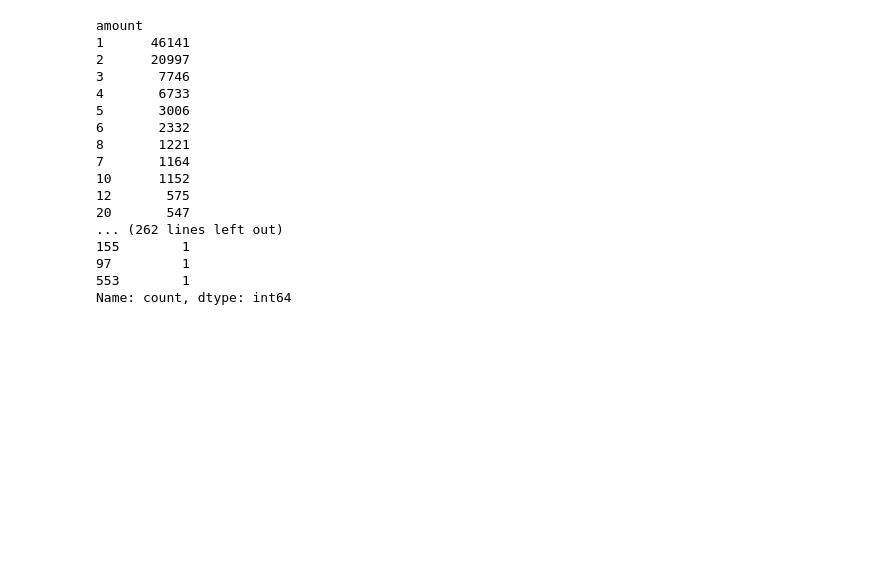
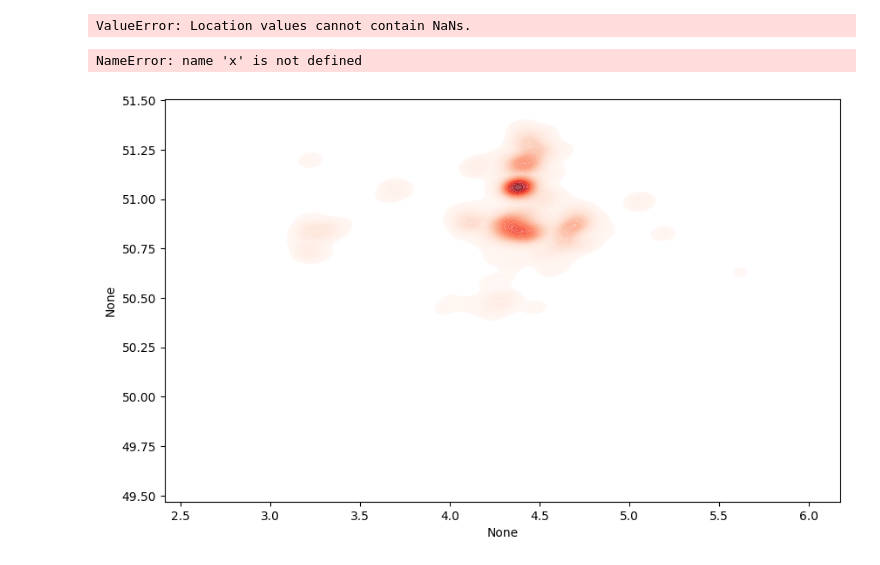
Before and after one commit to AnnelyseBe/syntra_eindwerk_birds, a Jupyter notebook: 99_experiment/visualisation_halsbandparkiet.ipynb, the cells around one changed output. Drawn from its saved outputs; the diff is of its cells as text; code cells hidden in the pictures; blank space fills up the shorter version.

Commit message:
in progress - visualisation

```diff
--- a/99_experiment/visualisation_halsbandparkiet.ipynb
+++ b/99_experiment/visualisation_halsbandparkiet.ipynb
@@ -75,0 +56,6 @@ Index(['species_id', 'species_name', 'species_name_scientific', 'validation',
+# %%
+# create geopandas
+gdf_halsbandparkiet = gpd.GeoDataFrame(halsbandparkiet,
+                                       geometry=gpd.points_from_xy(halsbandparkiet.Longitude,halsbandparkiet.Latitude),
+                                       crs="EPSG:4326")
+gdf_halsbandparkiet.head()
@@ -132,20 +105,42 @@ dtype: int64
-# %%
-halsbandparkiet['amount'].value_counts()
-# %% [output]
-amount
-1      46141
-2      20997
-3       7746
-4       6733
-5       3006
-6       2332
-8       1221
-7       1164
-10      1152
-12       575
-20       547
-... (262 lines left out)
-155        1
-97         1
-553        1
-Name: count, dtype: int64
+# %%
+import geopandas as gpd
+import folium
+from folium.plugins import HeatMap
+import datetime
+
+# gdf_halsbandparkiet = gdf_halsbandparkiet[(gdf_halsbandparkiet["date"] > datetime.datetime(1970,1,1)) & (gdf_halsbandparkiet["date"] < datetime.datetime(1985,1,1))]
+
+# Extract latitude and longitude from Point geometry
+gdf_halsbandparkiet["lat"] = gdf_halsbandparkiet.geometry.y
+gdf_halsbandparkiet["lon"] = gdf_halsbandparkiet.geometry.x
+
+
+# Create a folium map centered on the data
+m = folium.Map(location=[gdf_halsbandparkiet["lat"].mean(), gdf_halsbandparkiet["lon"].mean()], zoom_start=8)
+
+# Add heatmap layer
+heat_data = list(zip(gdf_halsbandparkiet["lat"], gdf_halsbandparkiet["lon"]))
+HeatMap(heat_data, min_opacity=0.5, max_zoom=8, radius=5, overlay=False, show=True).add_to(m)
+
+# Save or display the map
+m.save("heatmap.html")
+m
+# %% [output]
+ValueError: Location values cannot contain NaNs.
+# %%
+import geopandas as gpd
+import matplotlib.pyplot as plt
+import seaborn as sns
+
+# Plot heatmap
+plt.figure(figsize=(10, 6))
+sns.kdeplot(x=gdf_halsbandparkiet.geometry.x, y=gdf_halsbandparkiet.geometry.y, cmap="Reds", fill=True, levels=50, alpha=0.7)
+
+plt.scatter(x, y, s=5, color="black", alpha=0.5)  # Overlay points
+plt.title("Spatial Density Heatmap")
+plt.xlabel("Longitude")
+plt.ylabel("Latitude")
+plt.show()
+# %% [output]
+NameError: name 'x' is not defined
+[figure, added]
```
Also changed, not shown: parts of 8 cells of this notebook, 4 other files.
